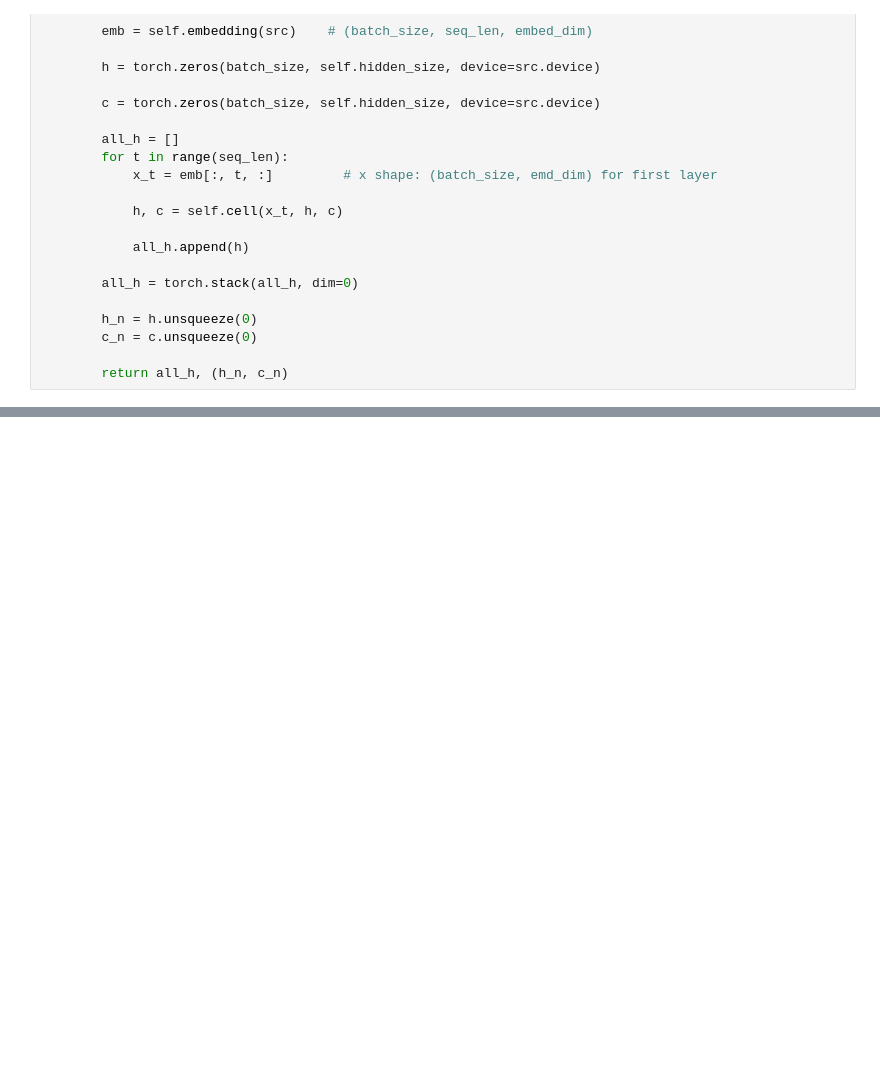
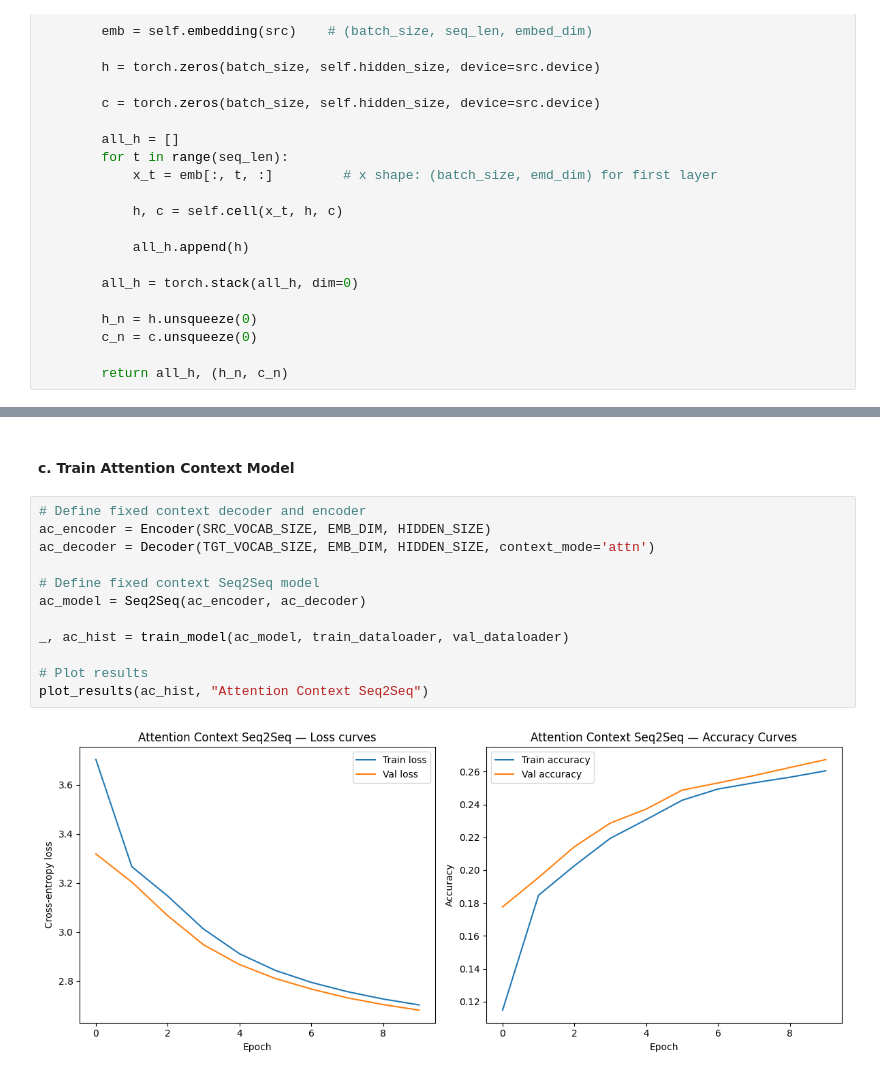
Before and after one commit to traceyomphile/A2, a Jupyter notebook: A2.ipynb, the cells around one changed output, grey strips where cells are left out. Saved outputs shown, nothing was run; the diff lists cells and outputs as text; blank space fills up the shorter version.

```diff
--- a/A2.ipynb
+++ b/A2.ipynb
@@ -596,0 +819,16 @@ class Seq2Seq(nn.Module):
+# %% [markdown]
+#### c. Train Attention Context Model
+# %%
+# Define fixed context decoder and encoder
+ac_encoder = Encoder(SRC_VOCAB_SIZE, EMB_DIM, HIDDEN_SIZE)
+ac_decoder = Decoder(TGT_VOCAB_SIZE, EMB_DIM, HIDDEN_SIZE, context_mode='attn')
+
+# Define fixed context Seq2Seq model
+ac_model = Seq2Seq(ac_encoder, ac_decoder)
+
+_, ac_hist = train_model(ac_model, train_dataloader, val_dataloader)
+
+# Plot results
+plot_results(ac_hist, "Attention Context Seq2Seq")
+# %% [output]
+[figure, added]
```
Also changed, not shown: parts of 46 cells of this notebook.
